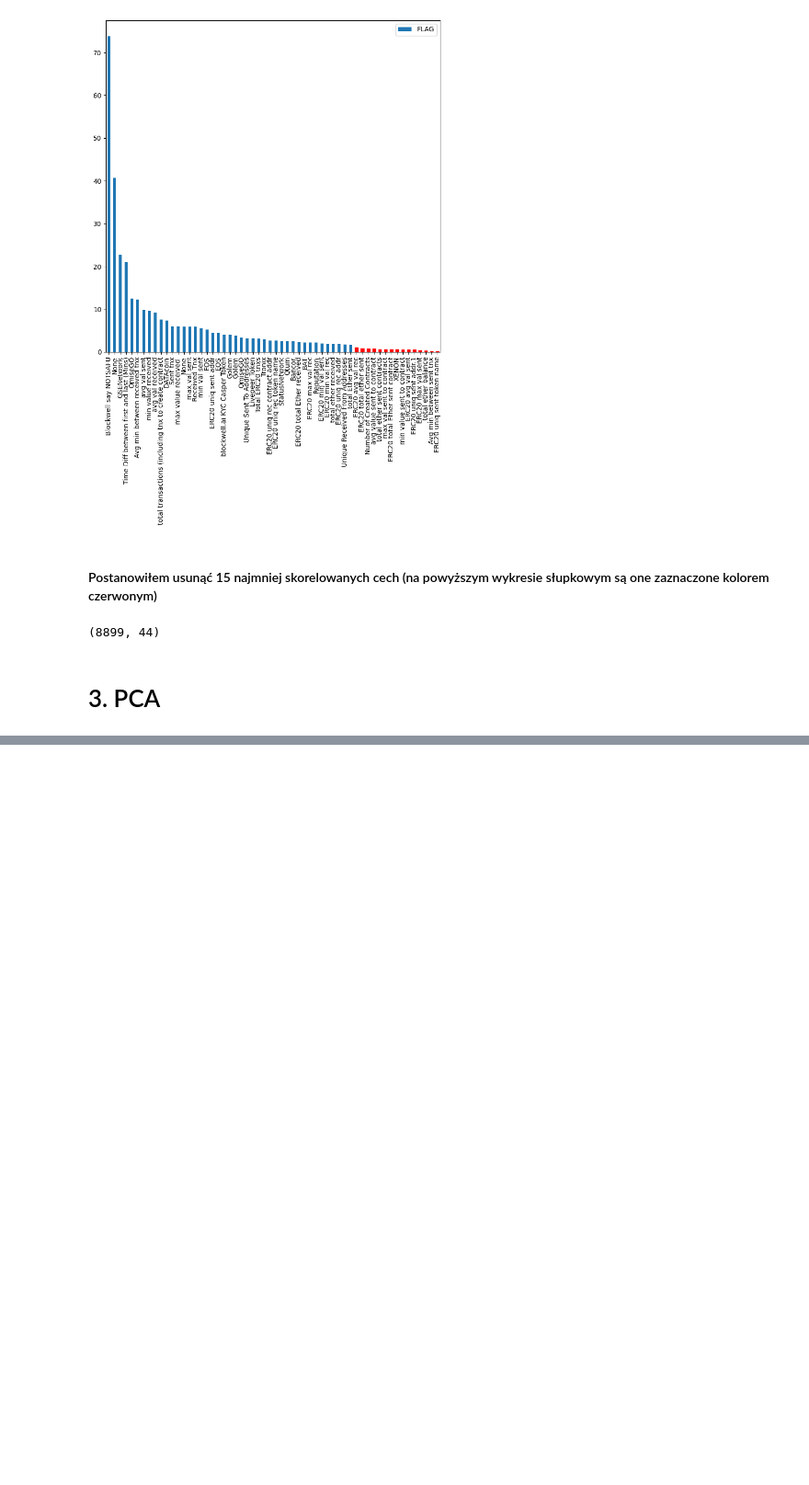
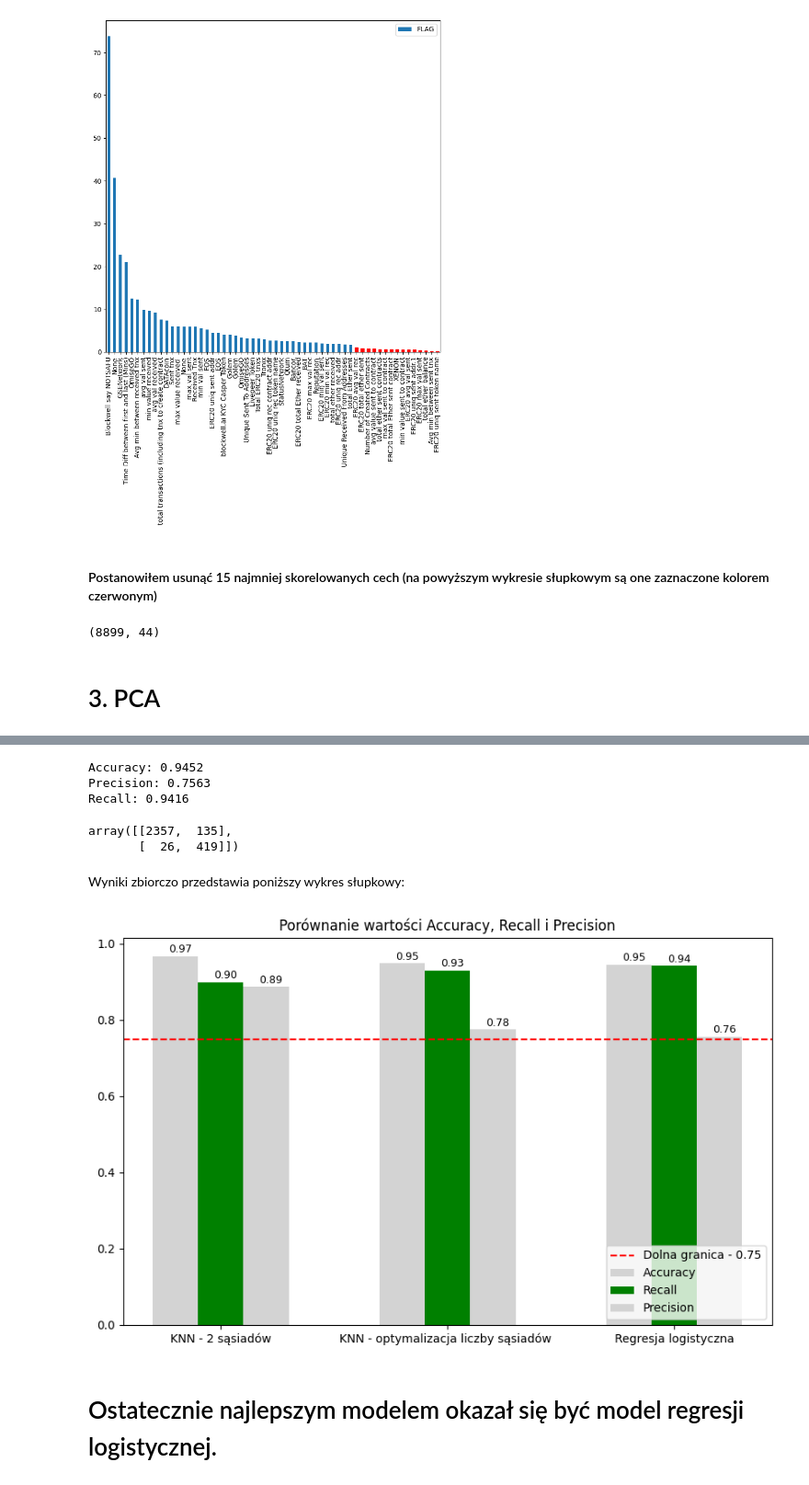
Before and after one commit to Pullsu/Uczenie-maszynowe-w-finansach, a Jupyter notebook: Use_Case_1.ipynb, the cells around one changed output, grey strips where cells are left out. Shown at 92% size. Cells and saved outputs as stored; diff of their text form; code cells hidden in the pictures; blank space fills up the shorter version.

```diff
--- a/Use_Case_1.ipynb
+++ b/Use_Case_1.ipynb
@@ -441,0 +676,7 @@ dane_norm2.shape
+# %%
+acc = accuracies[4]
+pre = precisions[4]
+opt_recall = recalls[4]
+print("Optymalna wartość recall wynosi:", opt_recall.round(4))
+print("Przy accuracy na poziomie:", acc.round(4))
+print("oraz precision na poziomie:", pre.round(4))
@@ -441,0 +695,10 @@ dane_norm2.shape
+# %%
+weights = {0: 1, 1: 0.74} # manipulowanie wagami: waga 1 dla klasy 0 oraz 0.74 dla klasy 1
+logreg_model = LogisticRegression(random_state=42, solver='lbfgs', class_weight=weights)
+logreg_model.fit(X_train_resampled, y_train_resampled)
+y_pred_logreg = logreg_model.predict(X_test)
+# %%
+accuracy_logreg = accuracy_score(y_test, y_pred_logreg)
+precision_logreg = precision_score(y_test, y_pred_logreg)
+recall_logreg = recall_score(y_test, y_pred_logreg)
+macierz_logreg = confusion_matrix(y_test, y_pred_logreg)
@@ -441,0 +783,52 @@ dane_norm2.shape
+# %%
+print("Accuracy:", accuracy_logreg.round(4))
+print("Precision:", precision_logreg.round(4))
+print("Recall:", recall_logreg.round(4))
+macierz_logreg
+# %% [output]
+Accuracy: 0.9452
+Precision: 0.7563
+Recall: 0.9416
+array([[2357,  135],
+       [  26,  419]])
+# %% [markdown]
+Wyniki zbiorczo przedstawia poniższy wykres słupkowy:
+# %%
+# Wartości accuracy, recall i precision dla trzech modeli
+accuracy_values = [accuracy, acc, accuracy_logreg]
+recall_values = [recall, opt_recall, recall_logreg]
+precision_values = [precision, pre, precision_logreg]
+
+# Tworzenie wykresu słupkowego
+plt.figure(figsize=(10, 6))
+
+bar_width = 0.2  # Szerokość słupków
+index = np.arange(3)  # Indeksy dla trzech modeli
+
+# Rysowanie słupków dla accuracy, recall i precision
+plt.bar(index, accuracy_values, bar_width, label='Accuracy', color='lightgrey')
+plt.bar(index + bar_width, recall_values, bar_width, label='Recall', color='green')
+plt.bar(index + 2*bar_width, precision_values, bar_width, label='Precision', color='lightgrey')
+
+# Dodanie wartości nad słupkami
+for i in range(3):
+    plt.text(index[i] - 0.03, accuracy_values[i] + 0.01, f'{accuracy_values[i]:.2f}', fontsize=9)
+    plt.text(index[i] + bar_width - 0.03, recall_values[i] + 0.01, f'{recall_values[i]:.2f}', fontsize=9)
+    plt.text(index[i] + 2*bar_width - 0.03, precision_values[i] + 0.01, f'{precision_values[i]:.2f}', fontsize=9)
+
+# Dodanie linii poziomej
+plt.axhline(y=0.75, color='red', linestyle='--', label='Dolna granica - 0.75')
+
+# Ustawienie etykiet na osi x
+plt.title('Porównanie wartości Accuracy, Recall i Precision')
+plt.xticks(index + bar_width, ['KNN - 2 sąsiadów', 'KNN - optymalizacja liczby sąsiadów ',
+                               'Regresja logistyczna'])
+# Dodanie legendy
+plt.legend(loc='lower right')
+
+# Wyświetlenie wykresu
+plt.show()
+# %% [output]
+[figure, added]
+# %% [markdown]
+# Ostatecznie najlepszym modelem okazał się być model regresji logistycznej.
```
Also changed, not shown: parts of 43 cells of this notebook.
